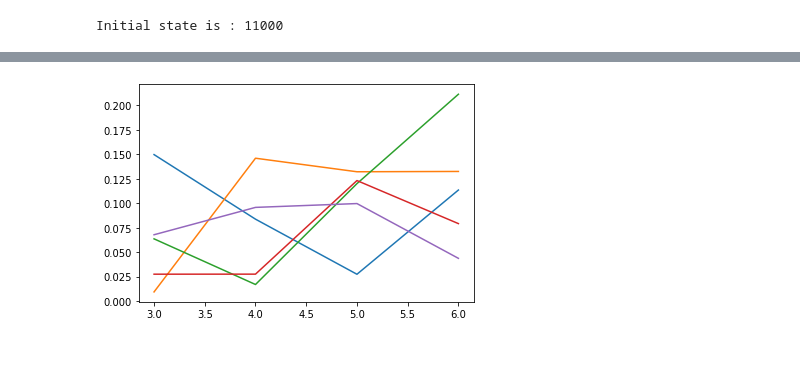
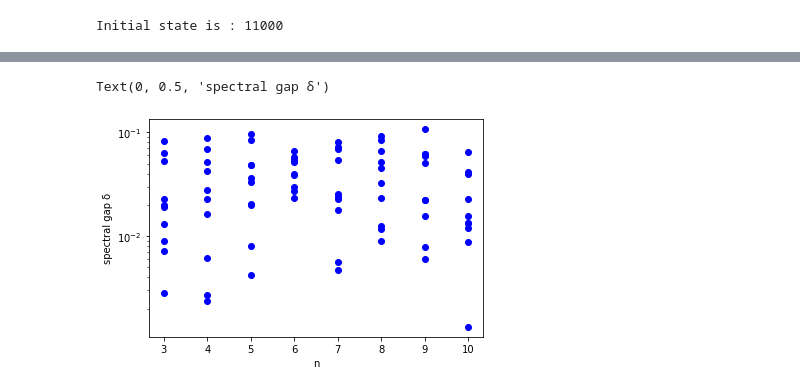
Before and after one commit to Dran-Z/Q-MCMC, a Jupyter notebook: QCMC.ipynb, the cells around one changed output, grey strips where cells are left out. Drawn from its saved outputs; the diff is of its cells as text; code cells hidden in the pictures; blank space fills up the shorter version.

```diff
--- a/QCMC.ipynb
+++ b/QCMC.ipynb
@@ -388,6 +367,6 @@ plt.legend(['quantum'])
 # %%
 def get_n_delta_curve(T, repeat, shots, Ncirc):
-    n_range = range(3,7)
+    n_range = range(3,10)
     delta_list = np.zeros(len(n_range))
 
     for i, n_ele in enumerate(n_range):
@@ -402,11 +381,11 @@ def get_n_delta_curve(T, repeat, shots, Ncirc):
     return n_range, delta_list
 # %%
 n = 5
-T = 1
-Ncirc = 10
+T = .1
+Ncirc = 20
 shots = 8192
-repeat = 10
-N_instance=5
+repeat = 5
+N_instance=10
 
 delta_n_list_total=[]
 for _ in range(N_instance):
@@ -414,6 +393,11 @@ for _ in range(N_instance):
     delta_n_list_total.append(delta_n_list)
 # %%
 for i in range(N_instance):
-    plt.plot(n_range,delta_n_list_total[i])
+    plt.plot(n_range,delta_n_list_total[i],'bo')
+
+plt.yscale('log')
+plt.xlabel('n')
+plt.ylabel('spectral gap δ')
 # %% [output]
+Text(0, 0.5, 'spectral gap δ')
-[figure, old version]
+[figure, new version]
```
Also changed, not shown: parts of 6 cells of this notebook.
